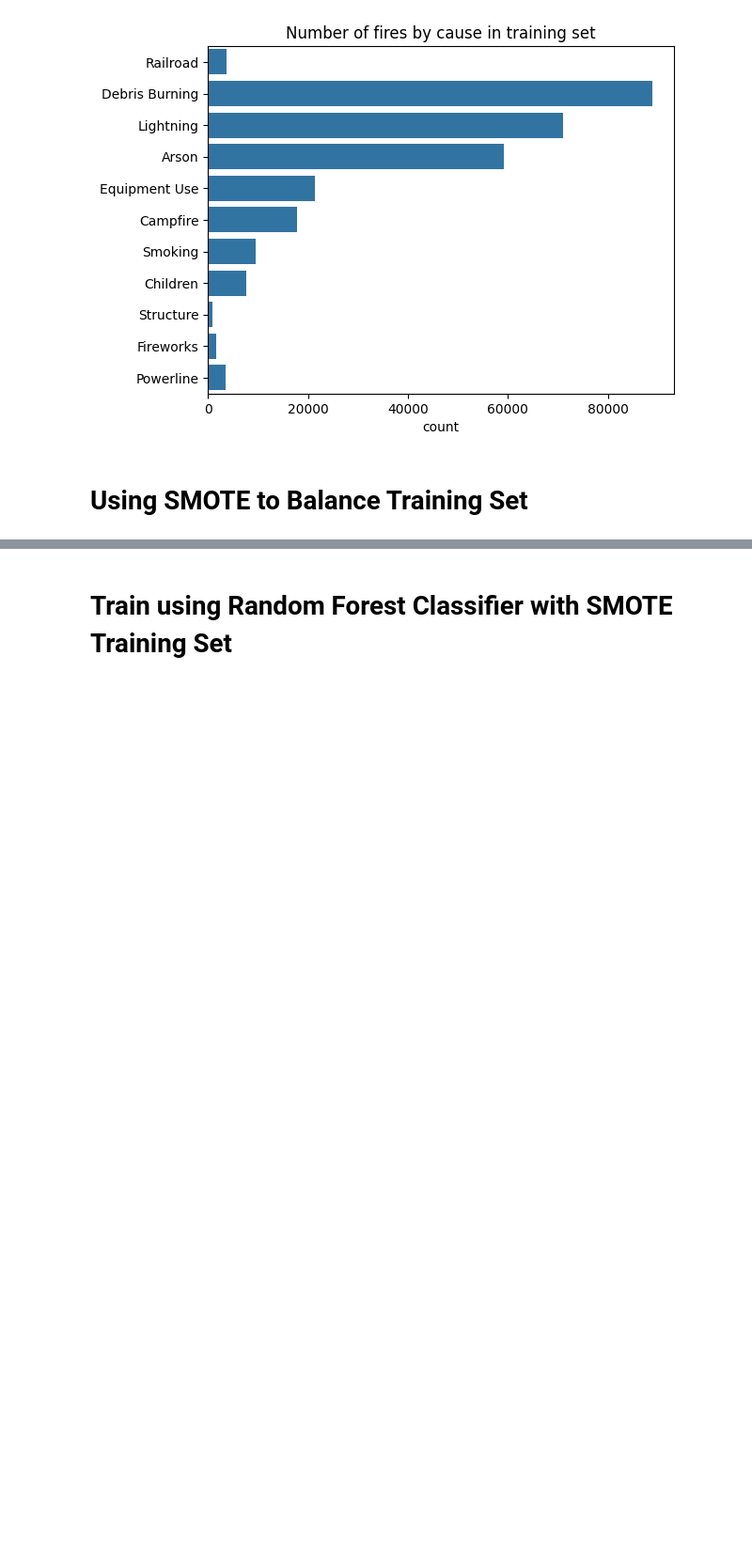
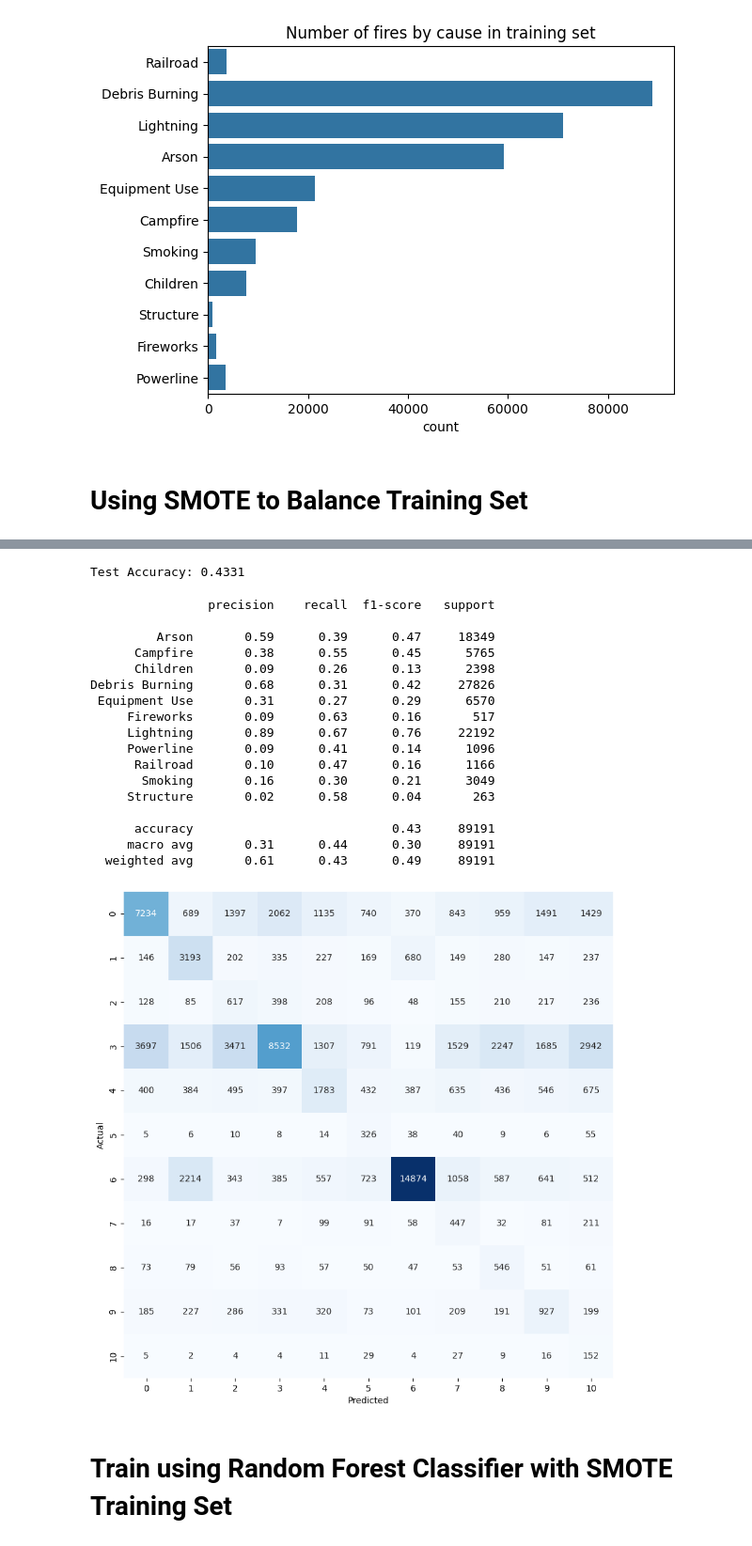
Before and after one commit to yoniabitbol/Wildfire-Cause-Predictor, a Jupyter notebook: RandomForestModel.ipynb, the cells around one changed output, grey strips where cells are left out. Shown at 94% size. Saved outputs shown, nothing was run; the diff lists cells and outputs as text; code cells hidden in the pictures; blank space fills up the shorter version.

```diff
--- a/RandomForestModel.ipynb
+++ b/RandomForestModel.ipynb
@@ -117,3 +160,43 @@ print(f"Validation Accuracy: {val_accuracy:.4f}")
+# %%
+# train model with random forest
+rf_clf_rus = RandomForestClassifier(max_depth= None, min_samples_leaf=1, min_samples_split=2, n_estimators=200, random_state=42)
+rf_clf_rus.fit(X_train_rus, y_train_rus)
+
+# Evaluate the model on the test set
+y_pred = rf_clf_rus.predict(X_test)
+accuracy = accuracy_score(y_test, y_pred)
+
+print(f"Test Accuracy: {accuracy:.4f}")
+# %% [output]
+Test Accuracy: 0.4331
+# %%
+# plot results
+cm = confusion_matrix(y_test, y_pred)
+plt.figure(figsize=(10, 10))
+sns.heatmap(cm, annot=True, fmt='g', cmap='Blues', cbar=False)
+plt.xlabel('Predicted')
+plt.ylabel('Actual')
+
+print(classification_report(y_test, y_pred))
+# %% [output]
+                precision    recall  f1-score   support
+
+         Arson       0.59      0.39      0.47     18349
+      Campfire       0.38      0.55      0.45      5765
+      Children       0.09      0.26      0.13      2398
+Debris Burning       0.68      0.31      0.42     27826
+ Equipment Use       0.31      0.27      0.29      6570
+     Fireworks       0.09      0.63      0.16       517
+     Lightning       0.89      0.67      0.76     22192
+     Powerline       0.09      0.41      0.14      1096
+      Railroad       0.10      0.47      0.16      1166
+       Smoking       0.16      0.30      0.21      3049
+     Structure       0.02      0.58      0.04       263
+
+      accuracy                           0.43     89191
+     macro avg       0.31      0.44      0.30     89191
+  weighted avg       0.61      0.43      0.49     89191
+[figure, added]
 # %% [markdown]
 # Train using Random Forest Classifier with SMOTE Training Set
 # %%
```
Also changed, not shown: parts of 17 cells of this notebook.
